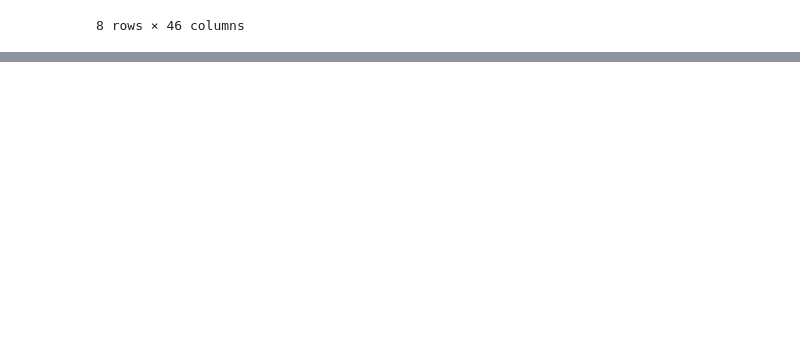
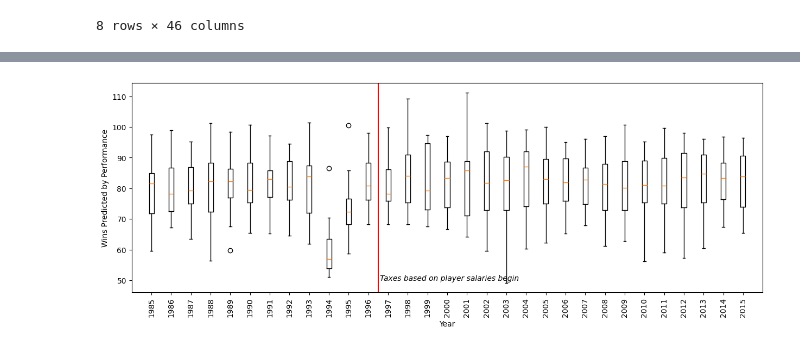
Before and after one commit to m-ingram/Project1-Group3, a Jupyter notebook: team_perf_analysis.ipynb, the cells around one changed output, grey strips where cells are left out. Saved outputs shown, nothing was run; the diff lists cells and outputs as text; code cells hidden in the pictures; blank space fills up the shorter version.

Commit message:
performance analysis

```diff
--- a/team_perf_analysis.ipynb
+++ b/team_perf_analysis.ipynb
@@ -87,0 +142,11 @@ plt.show()
+# %%
+# Generating training and test samples
+
+x = rf_df.drop(columns=['W', 'total_player_salaries_100k'])
+y_wins = rf_df['W']
+y_salary = rf_df['total_player_salaries_100k']
+
+from sklearn.model_selection import train_test_split
+
+training_w, testing_w, training_labels_w, testings_labels_w = train_test_split(x, y_wins,test_size = .5, random_state = 42)
+training_s, testing_s, training_labels_s, testings_labels_s = train_test_split(x, y_salary,test_size = .5, random_state = 42)
@@ -87,0 +289,11 @@ plt.show()
+# %%
+#Adding performance index to main df
+team_salary_tax['perf_index'] = perf_index.tolist()
+
+team_salary_tax['pca_index'] = pca_df[:,0]
+
+team_salary_tax['rf_pred'] = rf_w.predict(x)
+
+team_salary_tax.head()
+
+team_salary_tax['W'].corr(team_salary_tax['rf_pred'])
@@ -87,0 +335,25 @@ plt.show()
+# %%
+#Generating annual performance predictions
+years = team_salary_tax['yearID'].unique()
+
+perf_stats = dict()
+for year in years:
+    data = team_salary_tax.loc[team_salary_tax['yearID']==year, ['rf_pred']]
+    perf_stats[year] = data['rf_pred'].values
+
+perf_stats = pd.DataFrame.from_dict(perf_stats)
+
+plt.figure(figsize=(15,5))
+plt.boxplot(perf_stats, positions=np.array(np.arange(len(years))*3), widths=.75)
+plt.axvline(34.5, color='r' )
+plt.annotate('Taxes based on player salaries begin', xy=[34.75, 50],fontstyle = 'italic')
+plt.xticks(np.arange(0,len(years)*3,3),years, rotation = 90)
+plt.xlim(-3,len(years)*3)
+plt.ylabel('Wins Predicted by Performance')
+plt.xlabel('Year')
+
+plt.savefig('Output/Performance by year.png')
+
+plt.show()
+# %% [output]
+[figure, added]
```
Also changed, not shown: parts of 18 cells of this notebook, 1 other file.
